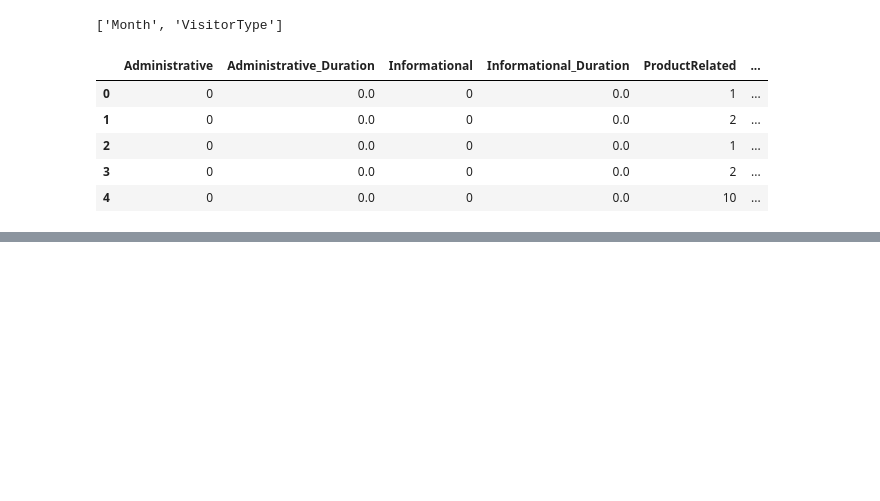
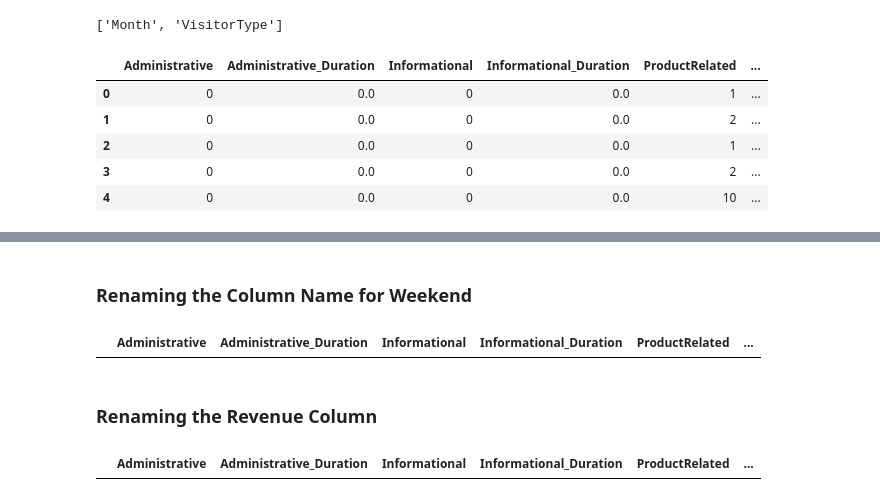
Before and after one commit to Satwikram/Online-Shoppers-Intention, a Jupyter notebook: Shopping.ipynb, the cells around one changed output, grey strips where cells are left out. Drawn from its saved outputs; the diff is of its cells as text; code cells hidden in the pictures; blank space fills up the shorter version.

```diff
--- a/Shopping.ipynb
+++ b/Shopping.ipynb
@@ -318,0 +406,2 @@ dataset.head()
+# %%
+dataset = dataset.iloc[:, :26]
@@ -318,0 +417,12 @@ dataset.head()
+# %% [markdown]
+### Renaming the Column Name for Weekend
+# %%
+dataset.rename(columns={True: 'Weekend'}, inplace = True)
+# %%
+dataset = pd.concat([dataset, Y], axis = 1)
+# %%
+dataset.head(0)
+# %% [output]
+|  | Administrative | Administrative_Duration | Informational | Informational_Duration | ProductRelated | ... |
+# %% [markdown]
+### Renaming the Revenue Column
@@ -318,0 +431,4 @@ dataset.head()
+# %%
+dataset.head(0)
+# %% [output]
+|  | Administrative | Administrative_Duration | Informational | Informational_Duration | ProductRelated | ... |
```
Also changed, not shown: parts of 19 cells of this notebook.
